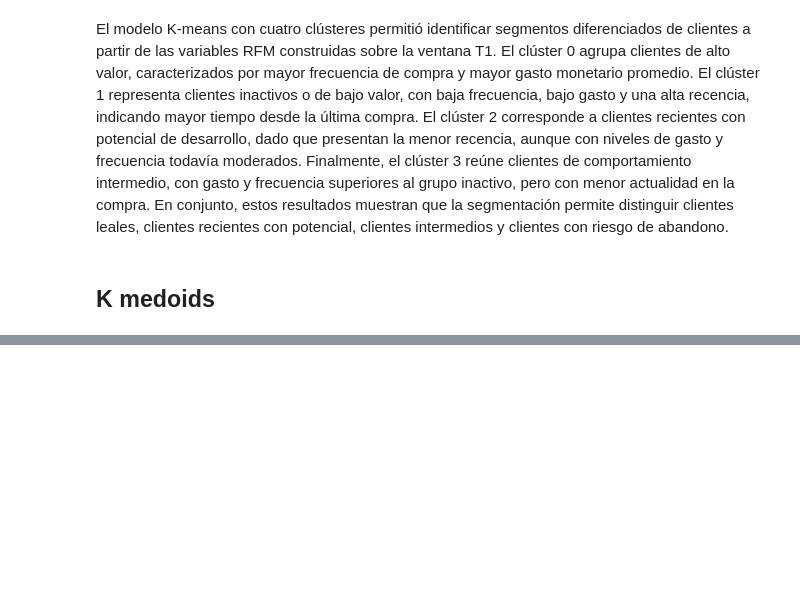
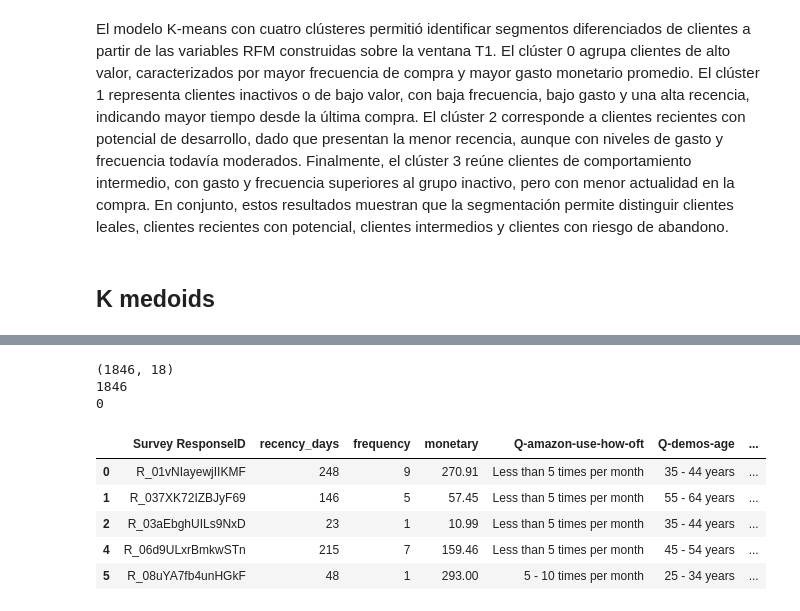
Before and after one commit to Th-msc-data-2026-ujav/Segmentacion-de-clientes-Samsung-SioW-SoW-y-Pow, a Jupyter notebook: segmentacion de clientes/segmentacion_clientes.ipynb, the cells around one changed output, grey strips where cells are left out. Drawn from its saved outputs; the diff is of its cells as text; code cells hidden in the pictures; blank space fills up the shorter version.

```diff
--- a/segmentacion de clientes/segmentacion_clientes.ipynb
+++ b/segmentacion de clientes/segmentacion_clientes.ipynb
@@ -582,0 +653,33 @@ ordinal_cols_original = [
+# %%
+train_ids = pd.read_csv("train_ids.csv")["response_id"].astype(str)
+
+columnas = ['Survey ResponseID', 'recency_days', 'frequency', 'monetary',
+       'Q-amazon-use-how-oft', 'Q-demos-age', 'Q-demos-education',
+       'Q-demos-income', 'Q-amazon-use-howmany', 'Q-amazon-use-hh-size',
+       'Q-demos-hispanic', 'Q-demos-gender', 'Q-sexual-orientation',
+       'Q-substance-use-cigarettes', 'Q-substance-use-marijuana',
+       'Q-substance-use-alcohol', 'Q-personal-diabetes',
+       'Q-personal-wheelchair']
+
+base_train_mixed = base_clientes[
+    base_clientes["Survey ResponseID"].isin(train_ids)
+].copy()
+
+base_train_mixed = base_train_mixed[columnas]
+
+print(base_train_mixed.shape)
+print(base_train_mixed["Survey ResponseID"].nunique())
+print(base_train_mixed["Survey ResponseID"].duplicated().sum())
+# %% [output]
+(1846, 18)
+1846
+0
+# %%
+base_train_mixed.head()
+# %% [output]
+|  | Survey ResponseID | recency_days | frequency | monetary | Q-amazon-use-how-oft | Q-demos-age | ... |
+| 0 | R_01vNIayewjIIKMF | 248 | 9 | 270.91 | Less than 5 times per month | 35 - 44 years | ... |
+| 1 | R_037XK72IZBJyF69 | 146 | 5 | 57.45 | Less than 5 times per month | 55 - 64 years | ... |
+| 2 | R_03aEbghUILs9NxD | 23 | 1 | 10.99 | Less than 5 times per month | 35 - 44 years | ... |
+| 4 | R_06d9ULxrBmkwSTn | 215 | 7 | 159.46 | Less than 5 times per month | 45 - 54 years | ... |
+| 5 | R_08uYA7fb4unHGkF | 48 | 1 | 293.00 | 5 - 10 times per month | 25 - 34 years | ... |
```
Also changed, not shown: parts of 20 cells of this notebook, 2 other files.
